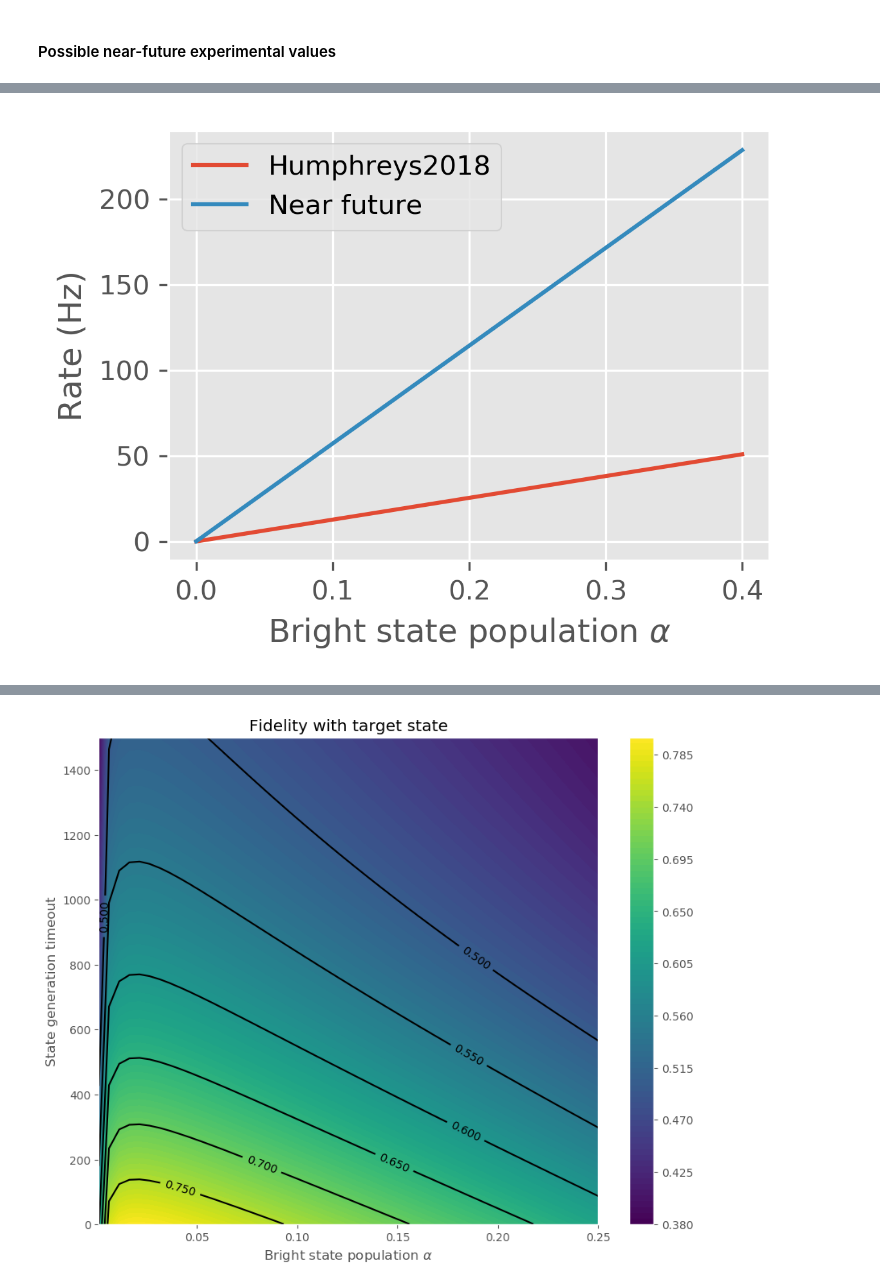
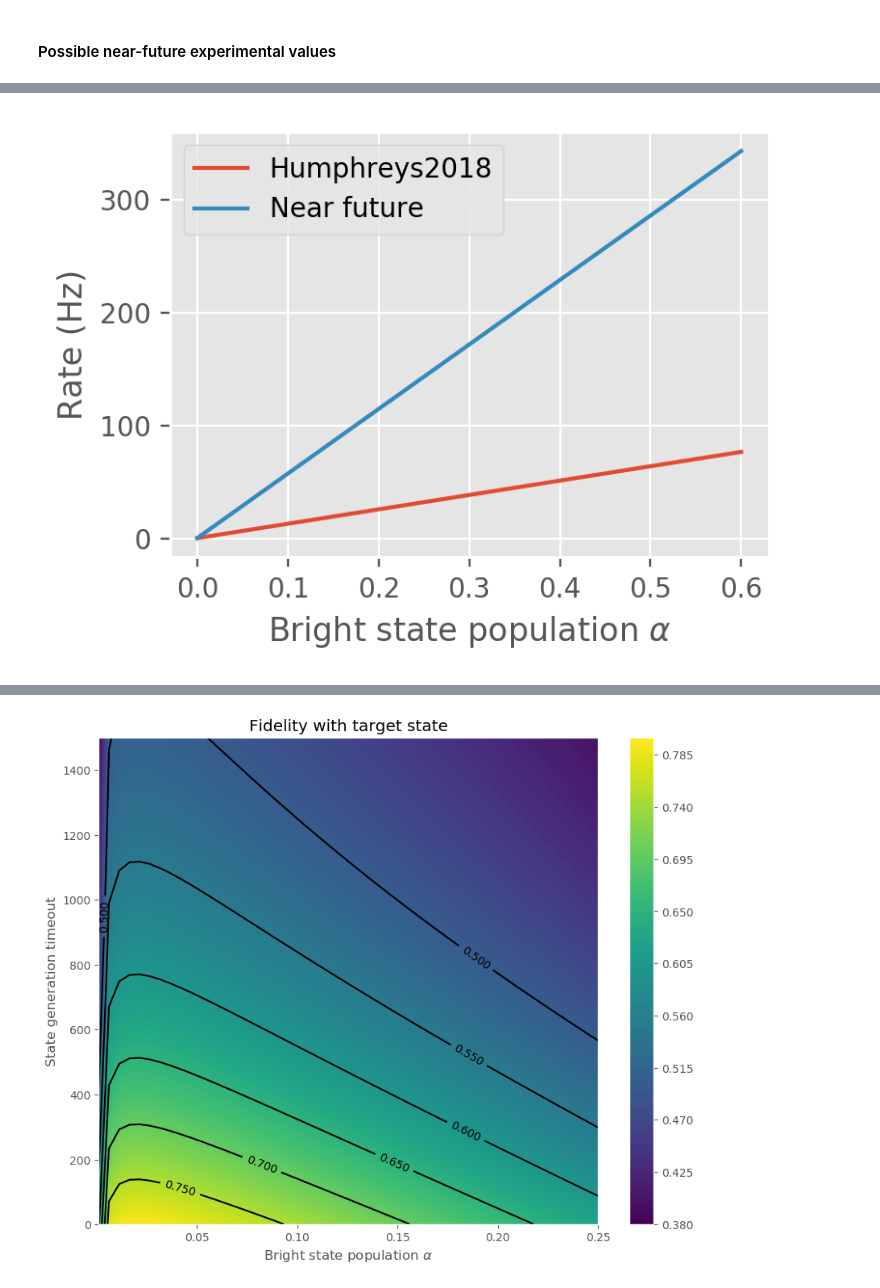
Before and after one commit to matpompili/go-nogo, a Jupyter notebook: Proposal.ipynb, the cells around one changed output, grey strips where cells are left out. Cells and saved outputs as stored; diff of their text form; code cells hidden in the pictures.

```diff
--- a/Proposal.ipynb
+++ b/Proposal.ipynb
@@ -419,7 +419,7 @@ near_future_params = {
 # %%
 # Combined plot for fidelities
 
-alphas = np.geomspace(1e-5, 0.4, 100)
+alphas = np.geomspace(1e-5, 0.6, 100)
 fids_old = np.zeros_like(alphas)
 fids_new = np.zeros_like(alphas)
 
@@ -427,8 +427,8 @@ for i, alpha in enumerate(alphas):
     _, fids_old[i] = sim_rho_from_alpha(alpha)
     _, fids_new[i] = sim_rho_from_alpha(alpha, **near_future_params)
 
-plt.figure(figsize=(4,3), dpi=300)
-plt.title(r'Single click entanglement fidelity')
+plt.figure(figsize=(4,3), dpi=200)
+# plt.title(r'Single click entanglement fidelity')
 plt.xlabel(r'Bright state population $\alpha$')
 plt.ylabel(r'Fidelity with Bell state')
 plt.ylim((0.4,1))
@@ -463,23 +463,23 @@ Fidelity after phase uncertainty: 0.893
 # %%
 # Combined plots for rates
 rates_old = np.zeros_like(alphas)
 rates_new = np.zeros_like(alphas)
 
 for i, alpha in enumerate(alphas):
     rates_old[i] = sim_rate_from_alpha(alpha)
     rates_new[i] = sim_rate_from_alpha(alpha, **near_future_params)
 
-plt.figure(figsize=(4,3), dpi=300)
-plt.title('Single click entanglement rate')
+plt.figure(figsize=(4,3), dpi=200)
+# plt.title('Single click entanglement rate')
 plt.xlabel(r'Bright state population $\alpha$')
 plt.ylabel(r'Rate (Hz)')
 plt.plot(alphas, rates_old, label = 'Humphreys2018')
 plt.plot(alphas, rates_new, label = 'Near future')
 plt.legend()
 if not False:
     plt.title(None)
     plt.tight_layout()
     plt.savefig('images/sce_rate_comparison.pdf')
 plt.show()
 # %% [output]
-[figure, old version]
+[figure, new version]
```
Also changed, not shown: parts of 13 cells of this notebook, 1 other file.
